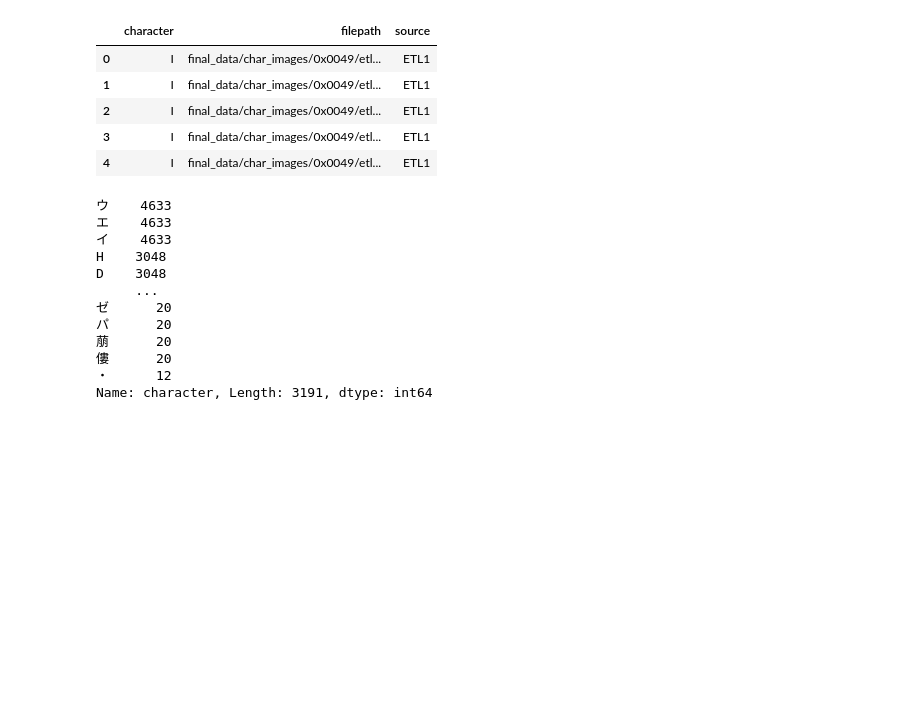
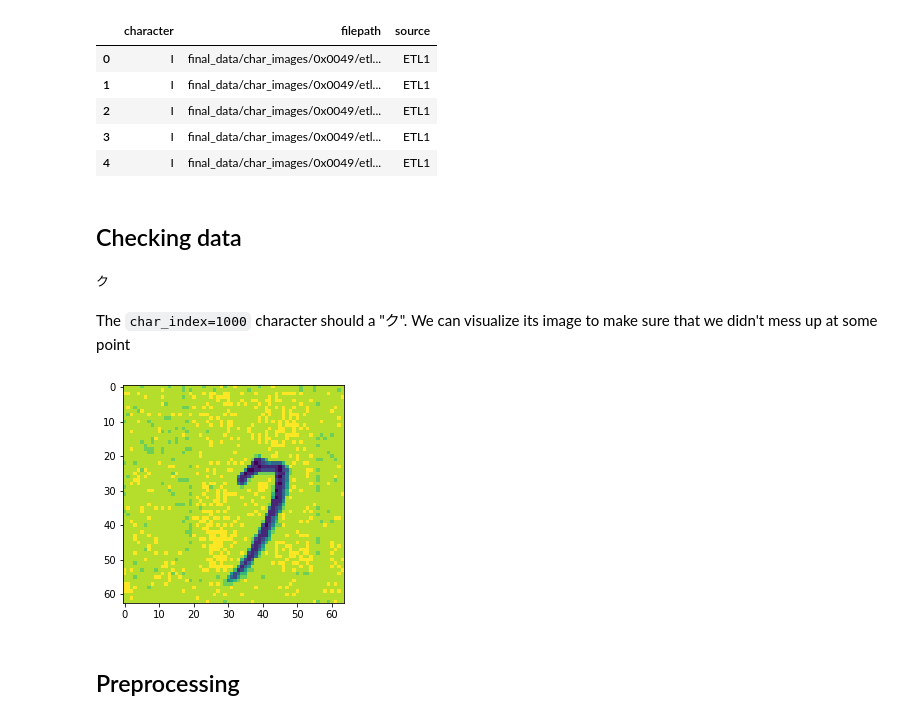
Before and after one commit to Jpec57/jpec_japanese_ocr, a Jupyter notebook: src/exploration.ipynb, the cells around one changed output. Drawn from its saved outputs; the diff is of its cells as text; code cells hidden in the pictures; blank space fills up the shorter version.

```diff
--- a/src/exploration.ipynb
+++ b/src/exploration.ipynb
@@ -8,3 +5,25 @@ import cv2
+# %%
+import pandas as pd
+import numpy as np
+import seaborn as sns
+import matplotlib.pyplot as plt
+import japanese_utils as jp_utils
+import matplotlib.font_manager as fm
+fprop = fm.FontProperties(fname='../fonts/noto_sans_jp/NotoSansJP-Regular.otf')
+
+fe = fm.FontEntry(
+    fname='../fonts/noto_sans_jp/NotoSansJP-Regular.otf',
+    name='NotoSansJp'
+)
+fm.fontManager.ttflist.insert(0, fe)
+plt.rcParams['font.family'] = fe.name
+
+plt.rcParams.update({'font.sans-serif':'NotoSansJp'})
+plt.rcParams.update({'font.family':'NotoSansJp'})
+
+
+# To reset to default
+#plt.rcdefaults()
 # %%
 df = pd.read_csv("../final_data/japanese_characters.csv")
 df.head()
@@ -21,16 +37,23 @@ df.head()
 # %%
-hiragana_df =
-df['character'].value_counts()
+chars = df['character']
-# %% [output]
-ウ    4633
-エ    4633
-イ    4633
-H    3048
-D    3048
-     ...
-ゼ      20
-パ      20
-萠      20
-僂      20
-・      12
-Name: character, Length: 3191, dtype: int64
+# %% [markdown]
+## Checking data
+# %%
+def show_df_img(df, char_index, path_prefix='../'):
+    complete_path = path_prefix + df.iloc[char_index]['filepath']
+    img = plt.imread(complete_path)
+    plt.imshow(img);
+# %%
+char_index = 100000
+ku = chars[char_index]
+print(ku)
+# %% [output]
+ク
+# %% [markdown]
+The `char_index=1000` character should a "ク". We can visualize its image to make sure that we didn't mess up at some point
+# %%
+show_df_img(df, char_index)
+# %% [output]
+[figure, added]
+# %% [markdown]
+## Preprocessing
```
Also changed, not shown: parts of 19 cells of this notebook, 10 other files.
